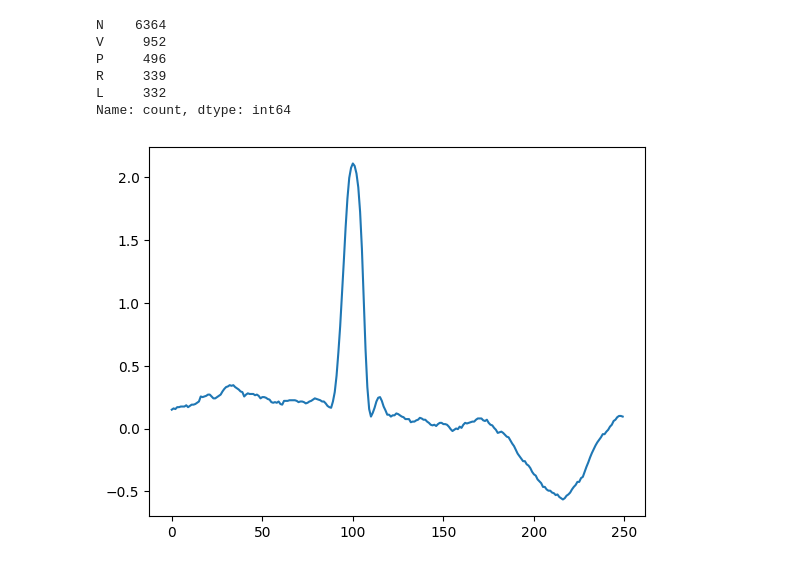
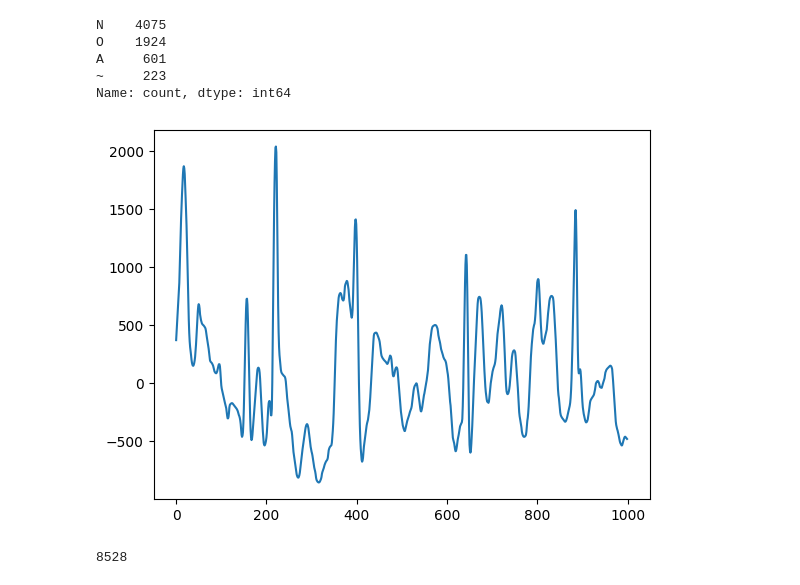
Before and after one commit to MattyAB/ecg_transfer, a Jupyter notebook: ecg.ipynb, the cells around one changed output. Saved outputs shown, nothing was run; the diff lists cells and outputs as text; code cells hidden in the pictures.

```diff
--- a/ecg.ipynb
+++ b/ecg.ipynb
@@ -18,3 +19,5 @@ from utils import *
 # %%
 device = torch.device("cuda" if torch.cuda.is_available() else "cpu")
 # device = torch.device("cpu")
+# %%
+data = import_afc_data()
@@ -21,4 +26,9 @@ device = torch.device("cuda" if torch.cuda.is_available() else "cpu")
 # %%
-data = import_mit_data()
+# data = import_mit_data()
 random.shuffle(data)
+# %%
+data_test = data[:int(len(data)*0.2)]
+# data_train = [x for sub in data_train for x in sub]
+data_train = data[int(len(data)*0.2):]
+# data_test = [x for sub in data_test for x in sub]
 # %%
@@ -26,16 +36,15 @@ labelmap = {x:i for i,x in enumerate(list(set([x[1] for x in data])))}
 # %%
-pd.Series([x[1] for x in data]).value_counts()
+pd.Series([x[1] for x in data_train]).value_counts()
 # %% [output]
-N    6364
-V     952
-P     496
-R     339
-L     332
+N    4075
+O    1924
+A     601
+~     223
 Name: count, dtype: int64
 # %%
 def plotwave(x, n=1000):
     plt.plot(x[:n])
 
-plotwave(data[0][0])
+plotwave(data_train[0][0])
 # %% [output]
-[figure, old version]
+[figure, new version]
@@ -45 +51,5 @@ data_test = data[int(len(data)*0.8):]
+# %%
+len(data)
+# %% [output]
+8528
 # %%
```
Also changed, not shown: parts of 19 cells of this notebook, 1 other file.
